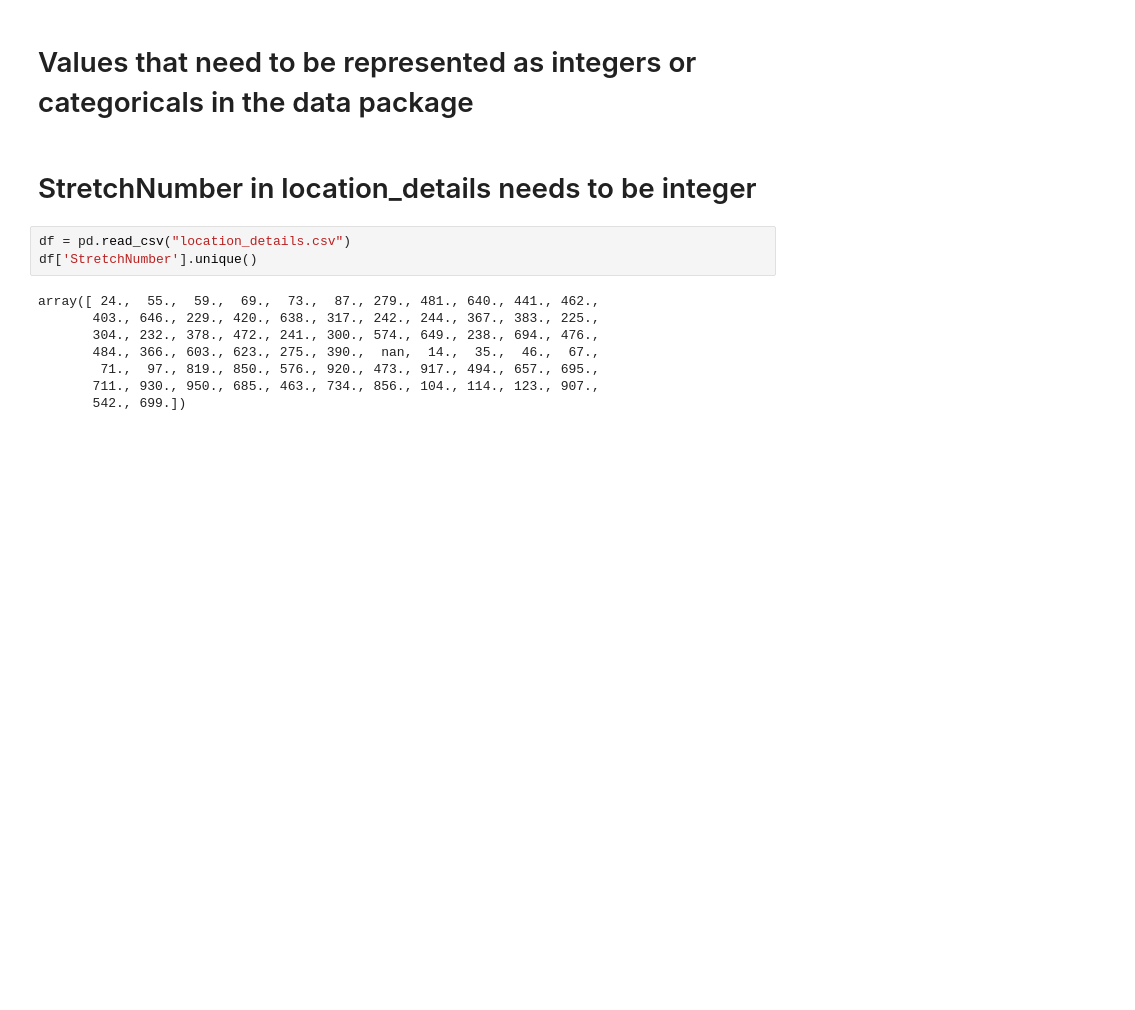
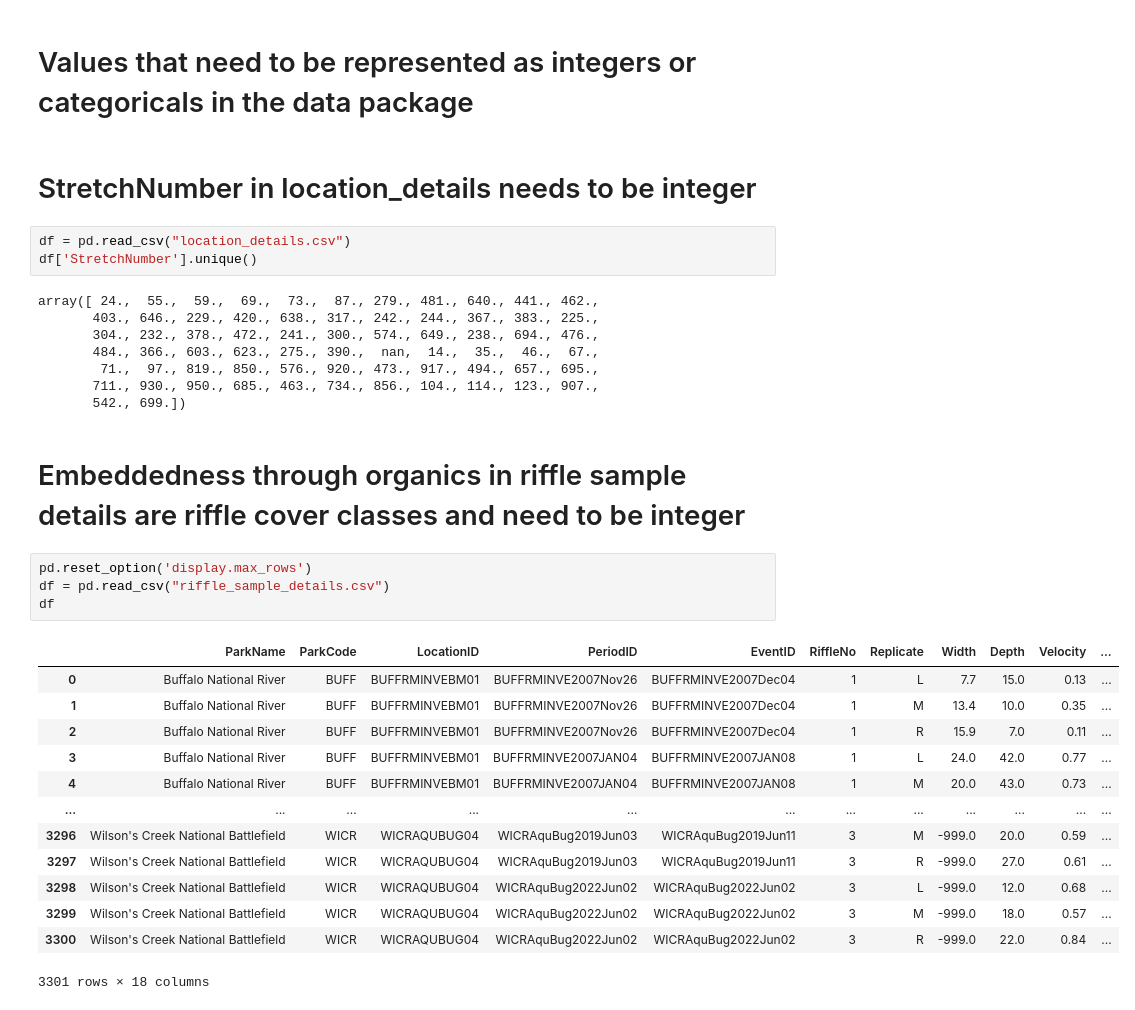
Before and after one commit to HeartlandNetwork/HTLN-data-packages, a Jupyter notebook: aqinvert/src/QC_followup.ipynb, the cells around one changed output. Drawn from its saved outputs; the diff is of its cells as text; blank space fills up the shorter version.

```diff
--- a/aqinvert/src/QC_followup.ipynb
+++ b/aqinvert/src/QC_followup.ipynb
@@ -108,3 +108,23 @@ array([ 24.,  55.,  59.,  69.,  73.,  87., 279., 481., 640., 441., 462.,
         71.,  97., 819., 850., 576., 920., 473., 917., 494., 657., 695.,
        711., 930., 950., 685., 463., 734., 856., 104., 114., 123., 907.,
        542., 699.])
+# %% [markdown]
+# Embeddedness through organics in riffle sample details are riffle cover classes and need to be integer
+# %%
+pd.reset_option('display.max_rows')
+df = pd.read_csv("riffle_sample_details.csv")
+df
+# %% [output]
+|  | ParkName | ParkCode | LocationID | PeriodID | EventID | RiffleNo | Replicate | Width | Depth | Velocity | ... |
+| 0 | Buffalo National River | BUFF | BUFFRMINVEBM01 | BUFFRMINVE2007Nov26 | BUFFRMINVE2007Dec04 | 1 | L | 7.7 | 15.0 | 0.13 | ... |
+| 1 | Buffalo National River | BUFF | BUFFRMINVEBM01 | BUFFRMINVE2007Nov26 | BUFFRMINVE2007Dec04 | 1 | M | 13.4 | 10.0 | 0.35 | ... |
+| 2 | Buffalo National River | BUFF | BUFFRMINVEBM01 | BUFFRMINVE2007Nov26 | BUFFRMINVE2007Dec04 | 1 | R | 15.9 | 7.0 | 0.11 | ... |
+| 3 | Buffalo National River | BUFF | BUFFRMINVEBM01 | BUFFRMINVE2007JAN04 | BUFFRMINVE2007JAN08 | 1 | L | 24.0 | 42.0 | 0.77 | ... |
+| 4 | Buffalo National River | BUFF | BUFFRMINVEBM01 | BUFFRMINVE2007JAN04 | BUFFRMINVE2007JAN08 | 1 | M | 20.0 | 43.0 | 0.73 | ... |
+| ... | ... | ... | ... | ... | ... | ... | ... | ... | ... | ... | ... |
+| 3296 | Wilson's Creek National Battlefield | WICR | WICRAQUBUG04 | WICRAquBug2019Jun03 | WICRAquBug2019Jun11 | 3 | M | -999.0 | 20.0 | 0.59 | ... |
+| 3297 | Wilson's Creek National Battlefield | WICR | WICRAQUBUG04 | WICRAquBug2019Jun03 | WICRAquBug2019Jun11 | 3 | R | -999.0 | 27.0 | 0.61 | ... |
+| 3298 | Wilson's Creek National Battlefield | WICR | WICRAQUBUG04 | WICRAquBug2022Jun02 | WICRAquBug2022Jun02 | 3 | L | -999.0 | 12.0 | 0.68 | ... |
+| 3299 | Wilson's Creek National Battlefield | WICR | WICRAQUBUG04 | WICRAquBug2022Jun02 | WICRAquBug2022Jun02 | 3 | M | -999.0 | 18.0 | 0.57 | ... |
+| 3300 | Wilson's Creek National Battlefield | WICR | WICRAQUBUG04 | WICRAquBug2022Jun02 | WICRAquBug2022Jun02 | 3 | R | -999.0 | 22.0 | 0.84 | ... |
+3301 rows × 18 columns
```
Also changed, not shown: parts of 2 cells of this notebook, 2 other files.
